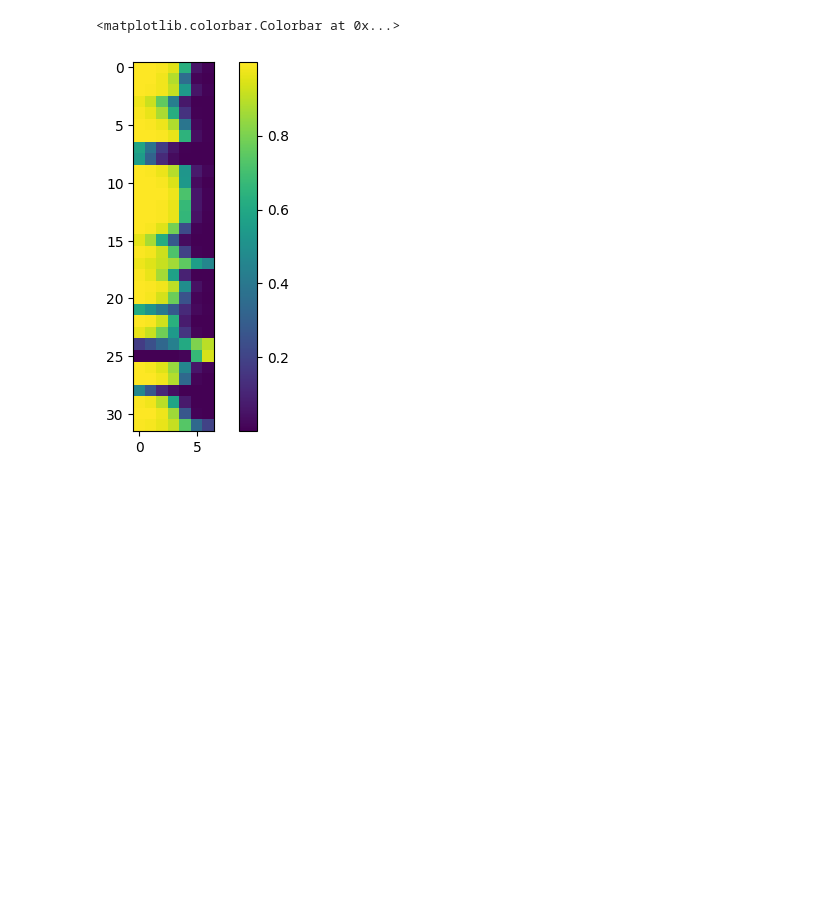
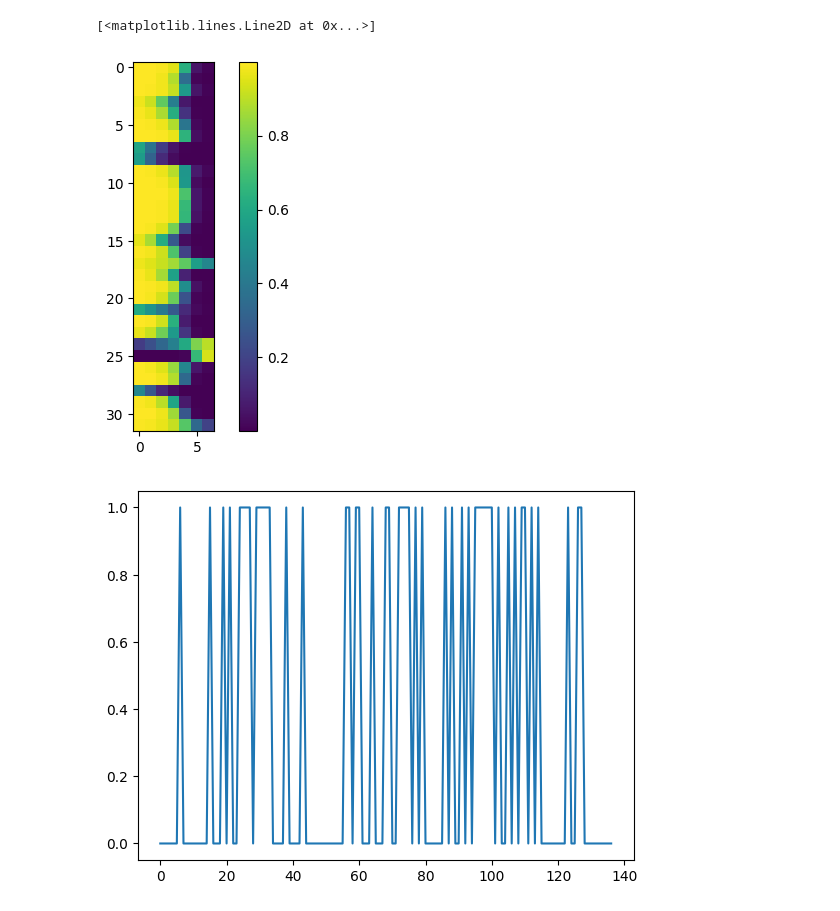
Before and after one commit to hadasbenisty/neural_cstg, a Jupyter notebook: GaligoolAngel/data_analysis/basic_result_analysis.ipynb, the cells around one changed output. Saved outputs shown, nothing was run; the diff lists cells and outputs as text; code cells hidden in the pictures; blank space fills up the shorter version.

```diff
--- a/GaligoolAngel/data_analysis/basic_result_analysis.ipynb
+++ b/GaligoolAngel/data_analysis/basic_result_analysis.ipynb
@@ -44,10 +62,29 @@ plt.imshow(mu_matrix)
 # %%
 # Looking at the change of the correlations whose variance is greater
 interest_mus = mus[mu_var == 1]
 
 plt.figure()
 plt.imshow(interest_mus)
 plt.colorbar()
+
+mu_var_matrix = vector_to_symmetric_matrix(mu_var)
+
+I =[]
+J = []
+I_y = np.zeros((mu_matrix.shape[0],1))
+for jj in range(137):
+    for ii in range(137):
+        if mu_var_matrix[ii, jj] == 1:
+            I.append(ii)
+            J.append(jj)
+
+I = np.sort(I)
+J = np.sort(J)
+
+plt.figure()
+I_y[I] = 1
+plt.plot(I_y)
 # %% [output]
-<matplotlib.colorbar.Colorbar at 0x...>
+[<matplotlib.lines.Line2D at 0x...>]
 [figure]
+[figure, added]
```
Also changed, not shown: parts of 4 cells of this notebook, 1 other file.
